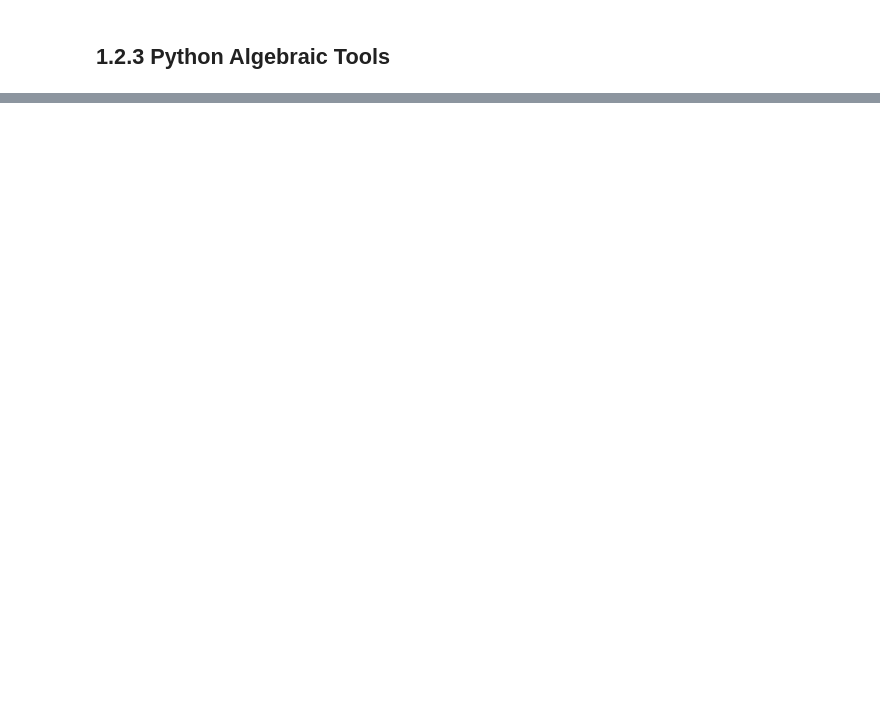
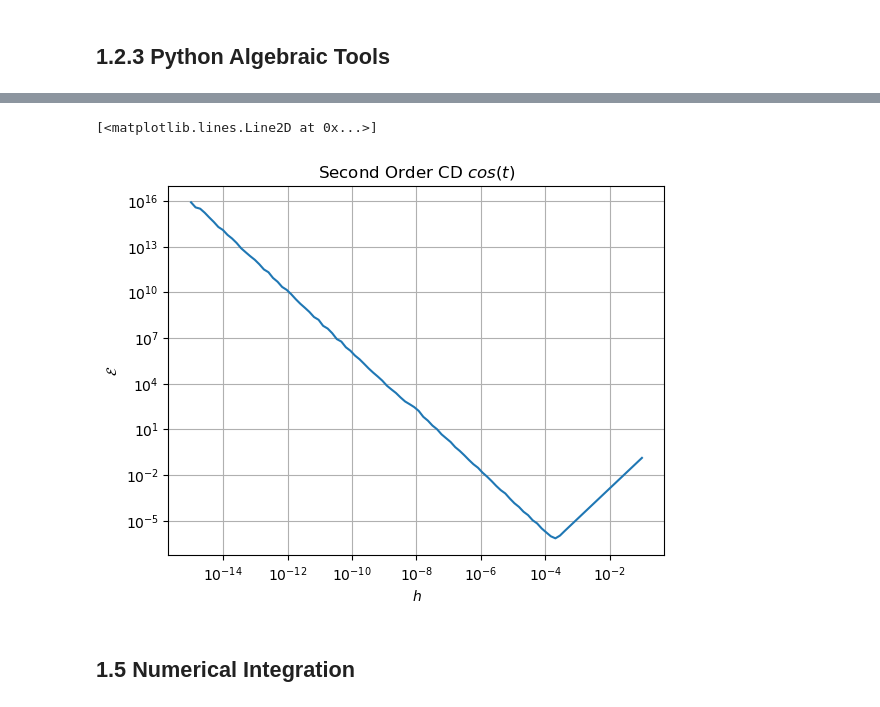
Before and after one commit to ah92zub/Computational-Physics-Python, a Jupyter notebook: Chapter 1 Computational Basics Python/Chapter 1.ipynb, the cells around one changed output, grey strips where cells are left out. Cells and saved outputs as stored; diff of their text form; code cells hidden in the pictures; blank space fills up the shorter version.

```diff
--- a/Chapter 1 Computational Basics Python/Chapter 1.ipynb
+++ b/Chapter 1 Computational Basics Python/Chapter 1.ipynb
@@ -101,0 +375,31 @@ print('RHS - LHS = \n', RHS - LHS)
+# %%
+# Second Order Central Difference error analysis of cost
+func = np.cos
+dfunc_2 = np.cos # -cos , we cater for the - in the error formula
+#step size
+h = np.logspace(-15,-1,100)
+# independent variable definition
+t = np.arange(0,8*np.pi,0.1)
+# relative error array
+rel_err_cd_2= np.zeros(h.shape)
+
+for indx,step_size in enumerate(h):
+    # second order centeral difference calculation
+    df_cd_2 = (func(t + step_size) + func(t - step_size) - 2*func(t))/step_size**2
+    # error calculation
+    err_cd_2 = df_cd_2 + dfunc_2(t)
+    rel_err_cd_2[indx] = la.norm(err_cd_2, 1)
+
+# Plotting relative error
+p.xscale("log")
+p.yscale("log")
+p.xlabel(r'$h$')
+p.ylabel(r'$\mathcal{E}$')
+p.title(r'Second Order CD $cos(t)$')
+p.grid(True)
+p.plot(h, rel_err_cd_2)
+# %% [output]
+[<matplotlib.lines.Line2D at 0x...>]
+[figure, added]
+# %% [markdown]
+## 1.5 Numerical Integration
```
Also changed, not shown: parts of 36 cells of this notebook.
